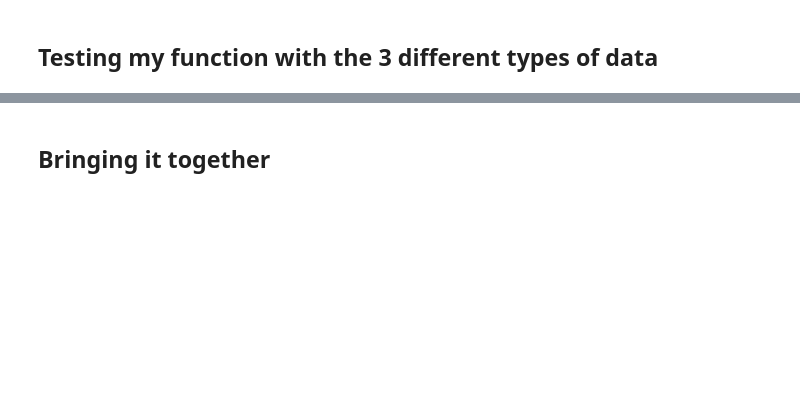
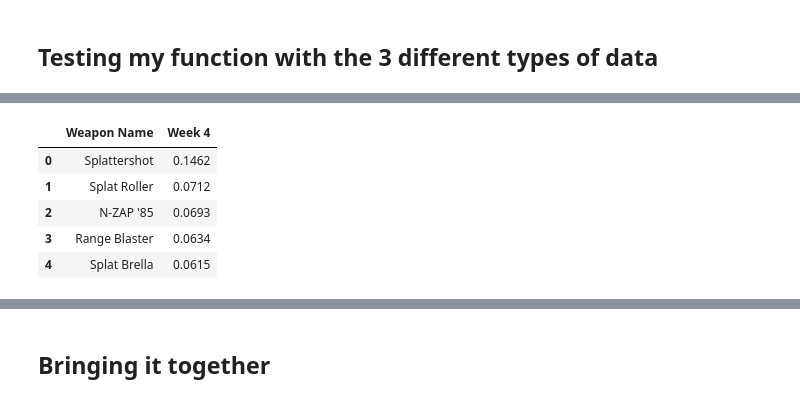
Before and after one commit to Rokushou/Splatoon2_Meta_EDA, a Jupyter notebook: Pipeline.ipynb, the cells around one changed output, grey strips where cells are left out. Saved outputs shown, nothing was run; the diff lists cells and outputs as text; code cells hidden in the pictures; blank space fills up the shorter version.

```diff
--- a/Pipeline.ipynb
+++ b/Pipeline.ipynb
@@ -160,4 +188,11 @@ df1.head()
 # %%
-df4 = splatoon_csv('11_18-11_24.csv', 4, 2, True)
+df4 = splatoon_csv('Week 4 11_18-11_24.csv', 4, 2, True)
 df4.head()
+# %% [output]
+|  | Weapon Name | Week 4 |
+| 0 | Splattershot | 0.1462 |
+| 1 | Splat Roller | 0.0712 |
+| 2 | N-ZAP '85 | 0.0693 |
+| 3 | Range Blaster | 0.0634 |
+| 4 | Splat Brella | 0.0615 |
 # %%
```
Also changed, not shown: parts of 10 cells of this notebook.
